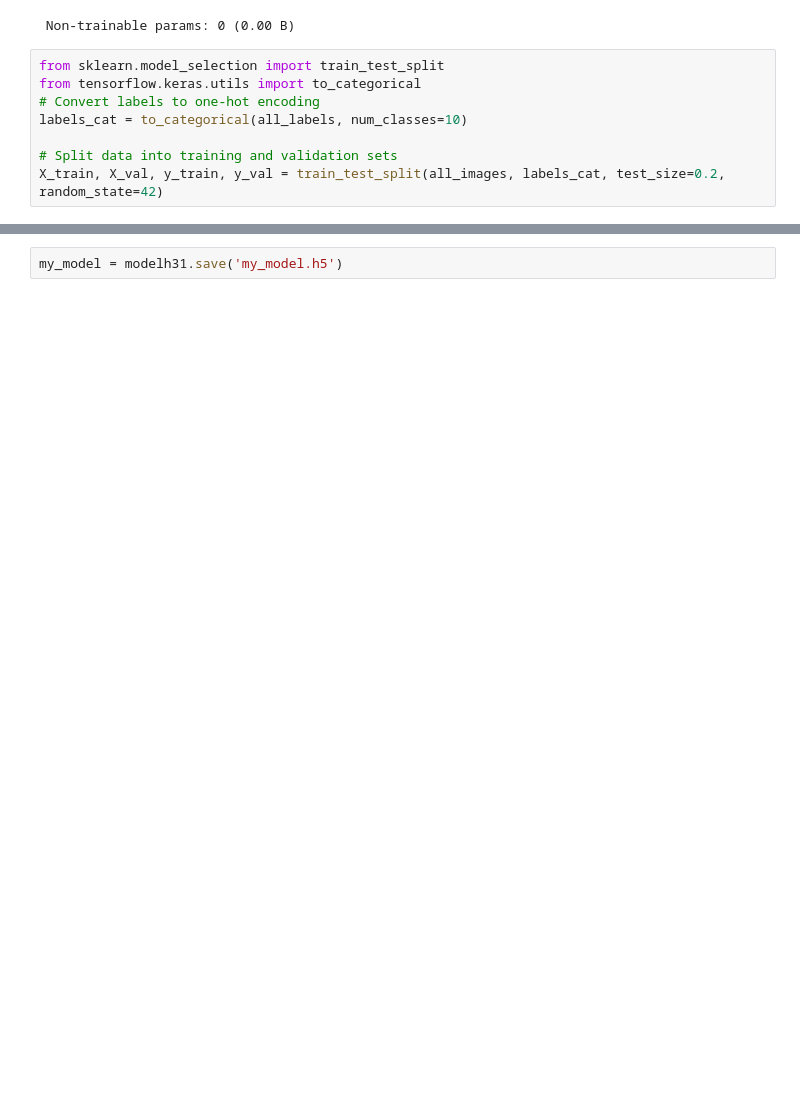
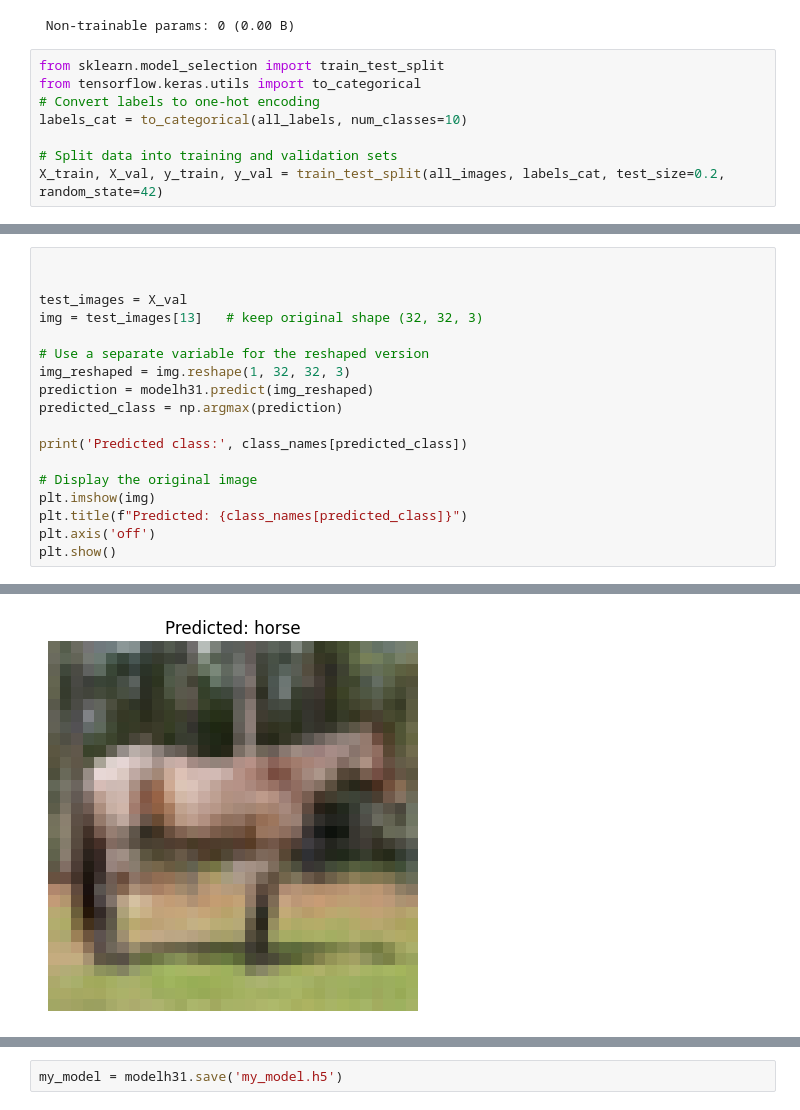
Before and after one commit to lockey815/demo-repo, a Jupyter notebook: cnns-for-image-classification.ipynb, the cells around one changed output, grey strips where cells are left out. Saved outputs shown, nothing was run; the diff lists cells and outputs as text; blank space fills up the shorter version.

```diff
--- a/cnns-for-image-classification.ipynb
+++ b/cnns-for-image-classification.ipynb
@@ -161,0 +162,19 @@ plt.show()
+# %%
+
+
+test_images = X_val
+img = test_images[13]   # keep original shape (32, 32, 3)
+
+# Use a separate variable for the reshaped version
+img_reshaped = img.reshape(1, 32, 32, 3)
+prediction = modelh31.predict(img_reshaped)
+predicted_class = np.argmax(prediction)
+
+print('Predicted class:', class_names[predicted_class])
+
+# Display the original image
+plt.imshow(img)
+plt.title(f"Predicted: {class_names[predicted_class]}")
+plt.axis('off')
+plt.show()
+# %% [output]
@@ -162,3 +183,4 @@ plt.show()
+[figure, added]
 # %%
 from sklearn.metrics import confusion_matrix, ConfusionMatrixDisplay
 # 1. Make predictions on the test set
```
Also changed, not shown: parts of 7 cells of this notebook.
